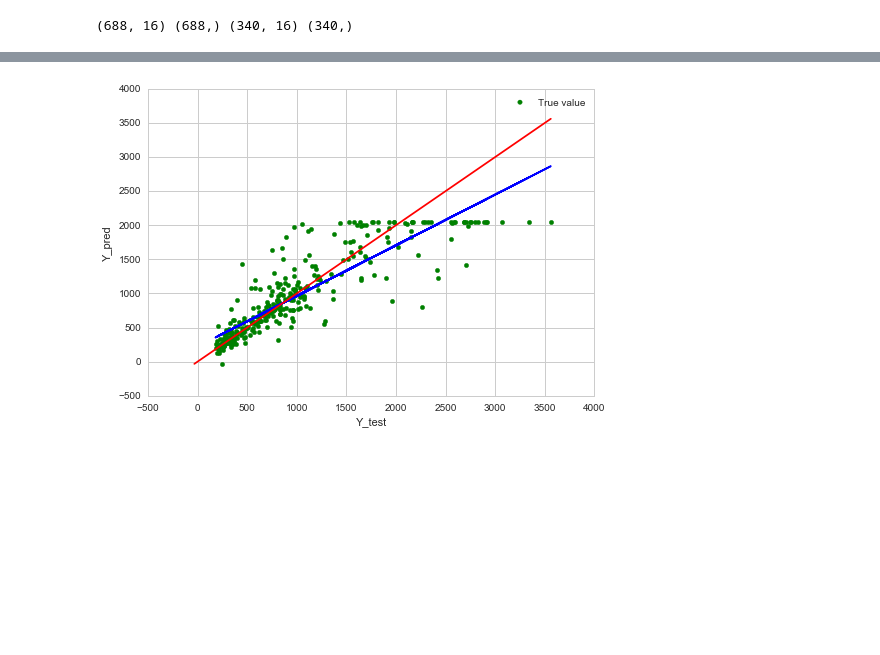
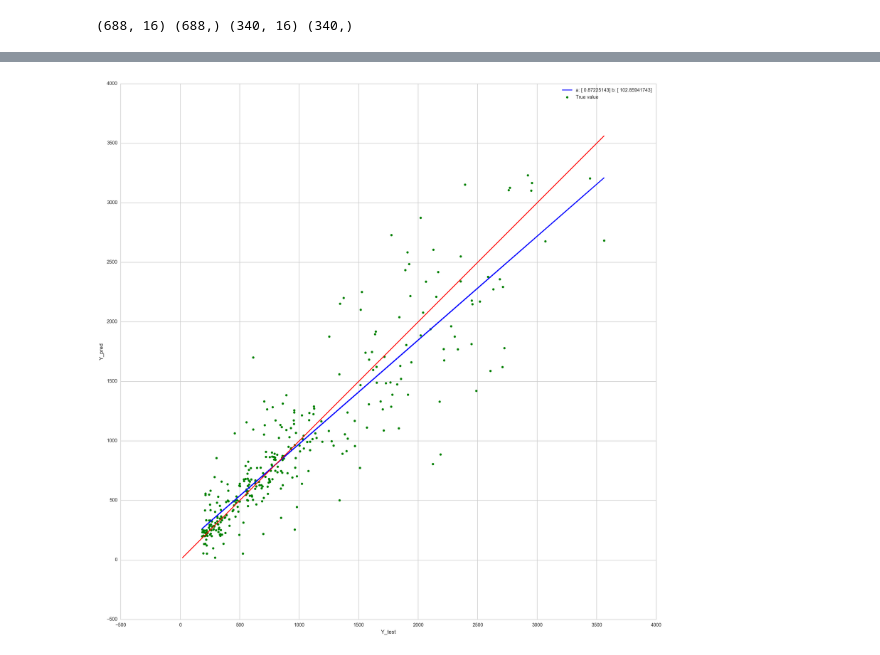
Before and after one commit to bsuper/biomet, a Jupyter notebook: notebooks/wp_ch4_predict.ipynb, the cells around one changed output, grey strips where cells are left out. Cells and saved outputs as stored; diff of their text form; code cells hidden in the pictures; blank space fills up the shorter version.

```diff
--- a/notebooks/wp_ch4_predict.ipynb
+++ b/notebooks/wp_ch4_predict.ipynb
@@ -5,6 +5,10 @@ sys.path.append('../')
 import exp
 import regression as r
 import numpy as np
+
+import matplotlib
+%config InlineBackend.figure_format = 'retina'
+matplotlib.rcParams['figure.figsize'] = (20.0, 20.0)
 # %%
 df = exp.get_wp_energy_data()
 df["p-pet"] = df["precip"] - df["PET"]
@@ -76,4 +83,4 @@ Explained Variance Error:  0.145577813385
 # %%
-Y_pred = r.predict(r.dnn(nn_steps=5000), X_train, Y_train, X_test, Y_test)
+Y_pred = r.predict(r.dnn(nn_steps=40000, nn_lr=1., hidden_units=[50,50]), X_train, Y_train, X_test, Y_test)
 r.plot_true_vs_pred(Y_test, Y_pred)
 # %% [output]
@@ -94 +104 @@ Explained Variance Error:  0.77236293885
-[figure, old version]
+[figure, new version]
```
Also changed, not shown: parts of 4 cells of this notebook, 6 other files.
